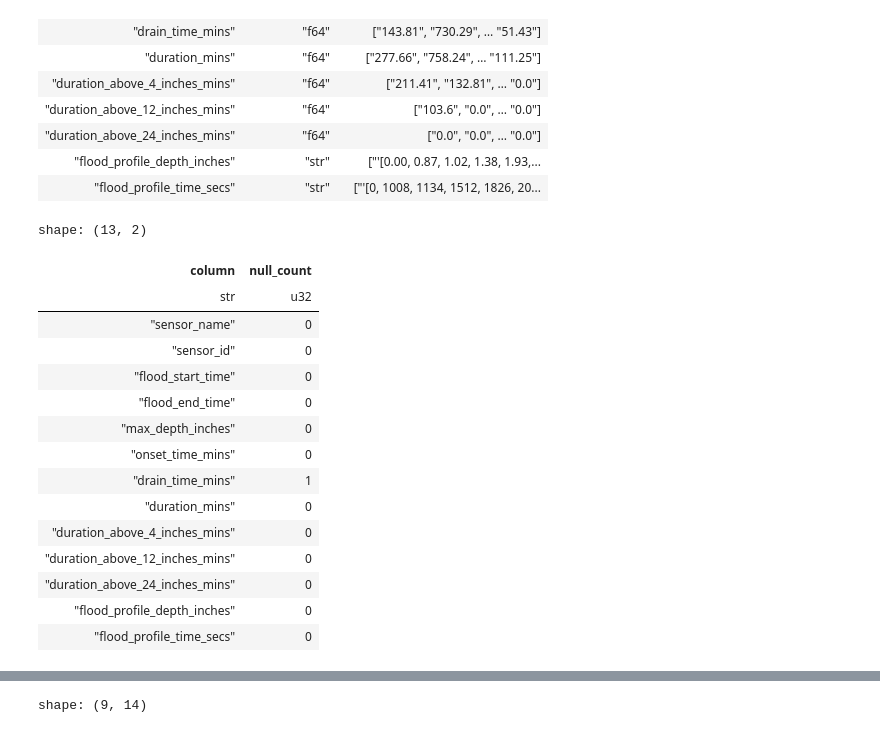
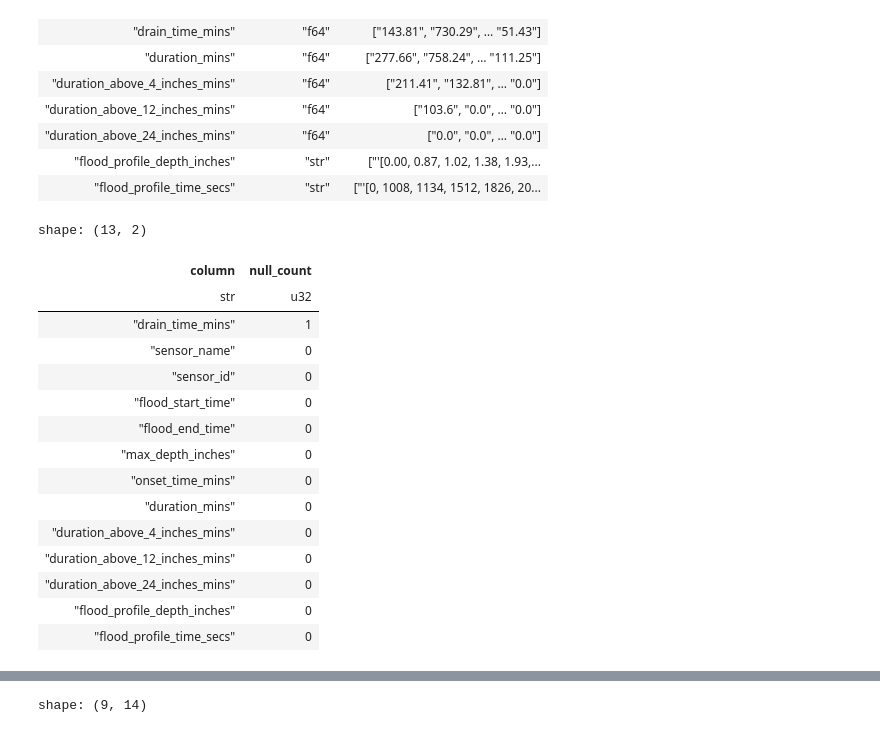
Before and after one commit to mebauer/floodnet-nyc-tutorial, a Jupyter notebook: 01-load-inspect.ipynb, the cells around one changed output, grey strips where cells are left out. Cells and saved outputs as stored; diff of their text form; code cells hidden in the pictures.

```diff
--- a/01-load-inspect.ipynb
+++ b/01-load-inspect.ipynb
@@ -777,22 +822,23 @@ shape: (13, 3)
 # %%
 # examine number of missing values per column
 (events_df.null_count()
     .transpose(
         include_header=True,
         column_names=["null_count"]
     )
+    .sort(by="null_count", descending=True)
 )
 # %% [output]
 shape: (13, 2)
 | column | null_count |
 | str | u32 |
+| "drain_time_mins" | 1 |
 | "sensor_name" | 0 |
 | "sensor_id" | 0 |
 | "flood_start_time" | 0 |
 | "flood_end_time" | 0 |
 | "max_depth_inches" | 0 |
 | "onset_time_mins" | 0 |
-| "drain_time_mins" | 1 |
 | "duration_mins" | 0 |
 | "duration_above_4_inches_mins" | 0 |
 | "duration_above_12_inches_mins" | 0 |
```
Also changed, not shown: parts of 30 cells of this notebook.
